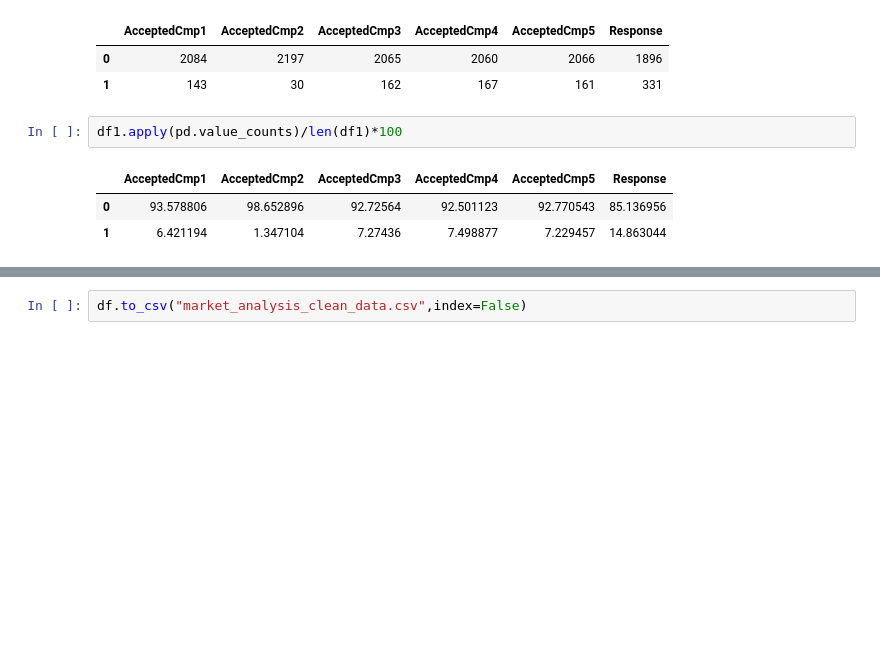
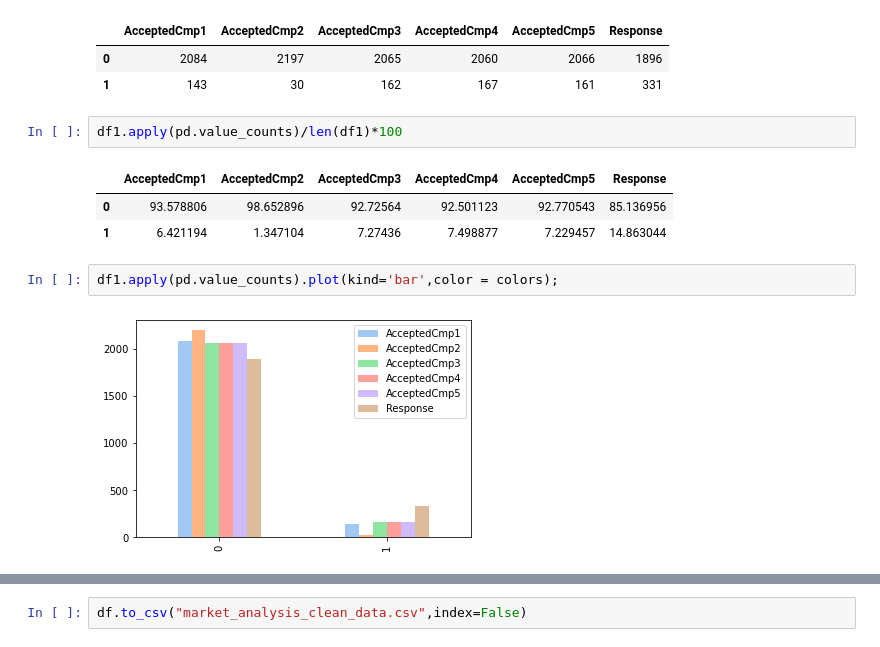
Before and after one commit to ShahrinIman/Marketing_Campaign_Analytics-EDA-, a Jupyter notebook: Marketing Analytics (Exploratory Data Analysis).ipynb, the cells around one changed output, grey strips where cells are left out. Drawn from its saved outputs; the diff is of its cells as text; blank space fills up the shorter version.

```diff
--- a/Marketing Analytics (Exploratory Data Analysis).ipynb
+++ b/Marketing Analytics (Exploratory Data Analysis).ipynb
@@ -752,3 +791,7 @@ df1.apply(pd.value_counts)/len(df1)*100
 |  | AcceptedCmp1 | AcceptedCmp2 | AcceptedCmp3 | AcceptedCmp4 | AcceptedCmp5 | Response |
 | 0 | 93.578806 | 98.652896 | 92.72564 | 92.501123 | 92.770543 | 85.136956 |
 | 1 | 6.421194 | 1.347104 | 7.27436 | 7.498877 | 7.229457 | 14.863044 |
+# %%
+df1.apply(pd.value_counts).plot(kind='bar',color = colors);
+# %% [output]
+[figure, added]
```
Also changed, not shown: parts of 8 cells of this notebook, 1 other file.
